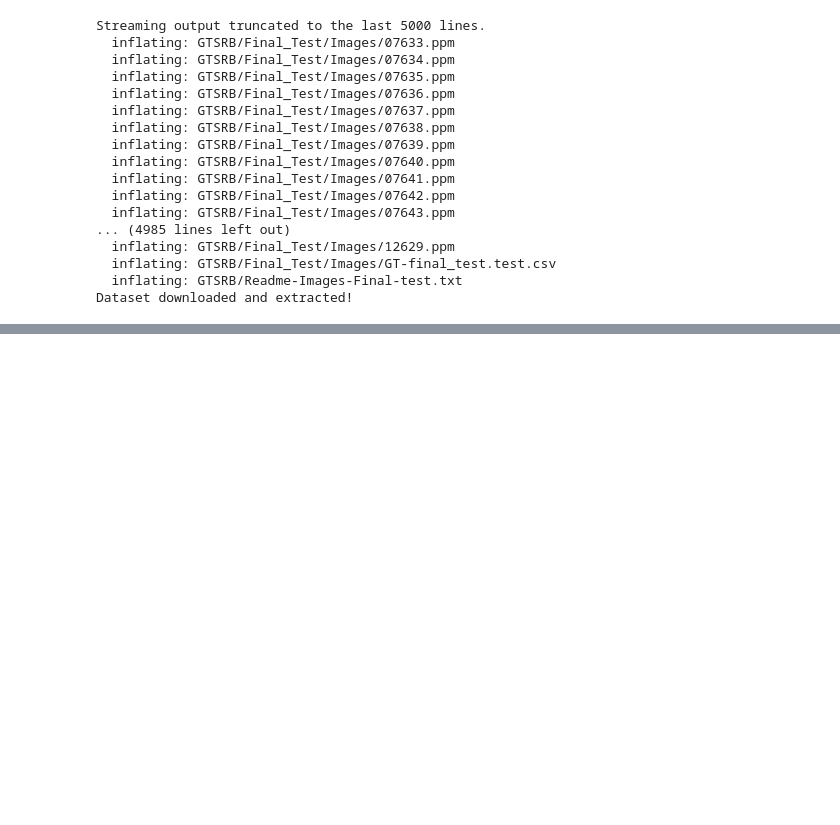
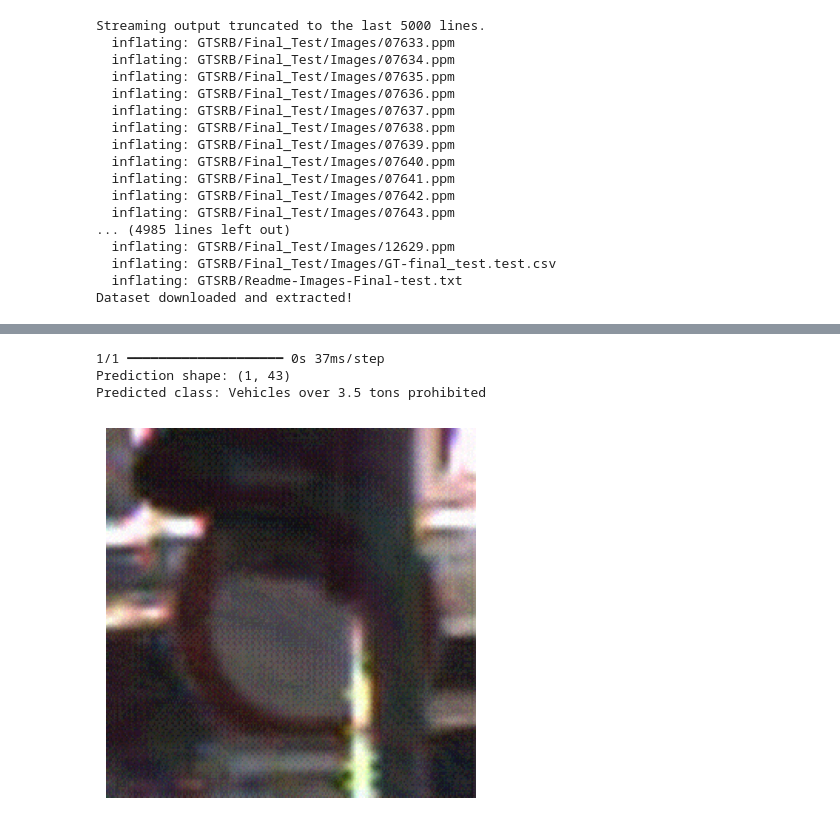
Before and after one commit to Adversarial-Attacks-on-Deeplearning/EfficientNet, a Jupyter notebook: uap.ipynb, the cells around one changed output, grey strips where cells are left out. Drawn from its saved outputs; the diff is of its cells as text; code cells hidden in the pictures; blank space fills up the shorter version.

```diff
--- a/uap.ipynb
+++ b/uap.ipynb
@@ -109,5 +86,3 @@ model = load_model("TrafficSigns_EfficientNetB1.keras")
 # %%
-train_subset_loader = create_subset_loader(train_generator, subset_fraction=0.01, batch_size=8)
-
-uap_delta = generate_uap(model, train_subset_loader, epsilon=0.2, num_epochs=7)
+train_subset_loader = create_subset_loader(train_generator, subset_fraction=0.02, batch_size=8)
 # %% [output]
@@ -121,0 +90,2 @@ UAP Epoch [7/7] Loss: -7.4549
+# %%
+uap_delta = generate_uap(model, train_subset_loader, epsilon=10, num_epochs=10)
@@ -126,2 +133,2 @@ np.save("uap_delta.npy", uap_delta)  # Convert to NumPy before saving
 # %%
-uap_delta = np.load("uap_delta.npy")
+uap_delta_ep10 = np.load("uap_delta_ep10.npy")
@@ -192,0 +158,14 @@ Image 5:
+# %%
+adv = image + uap_delta
+adv = tf.clip_by_value(adv, 0, 255.0)
+
+predict_traffic_sign(adv, model, GTSRB_CLASSES)
+
+plt.imshow(adv[0].numpy().astype(np.uint8))
+plt.axis('off')  # Hide axes for better visualization
+plt.show()
+# %% [output]
+1/1 ━━━━━━━━━━━━━━━━━━━━ 0s 37ms/step
+Prediction shape: (1, 43)
+Predicted class: Vehicles over 3.5 tons prohibited
+[figure, added]
```
Also changed, not shown: parts of 16 cells of this notebook, 3 other files.
